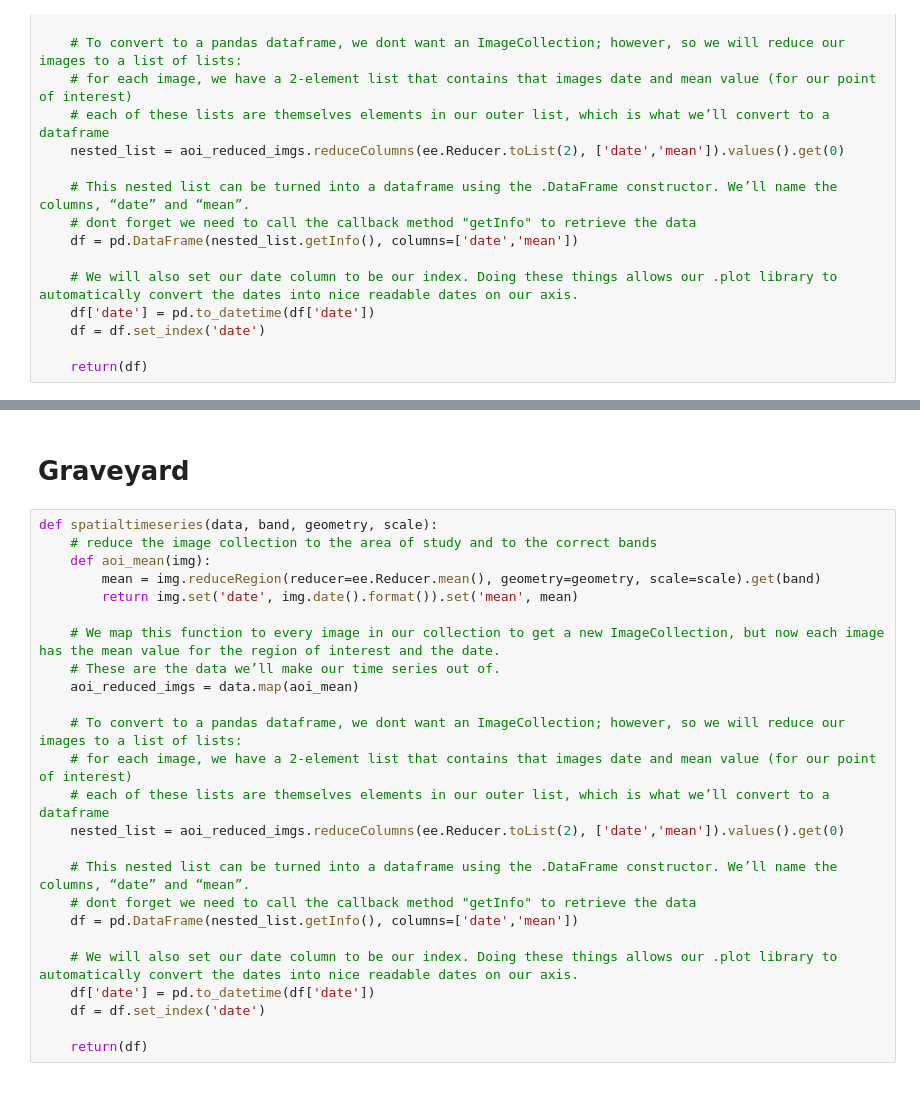
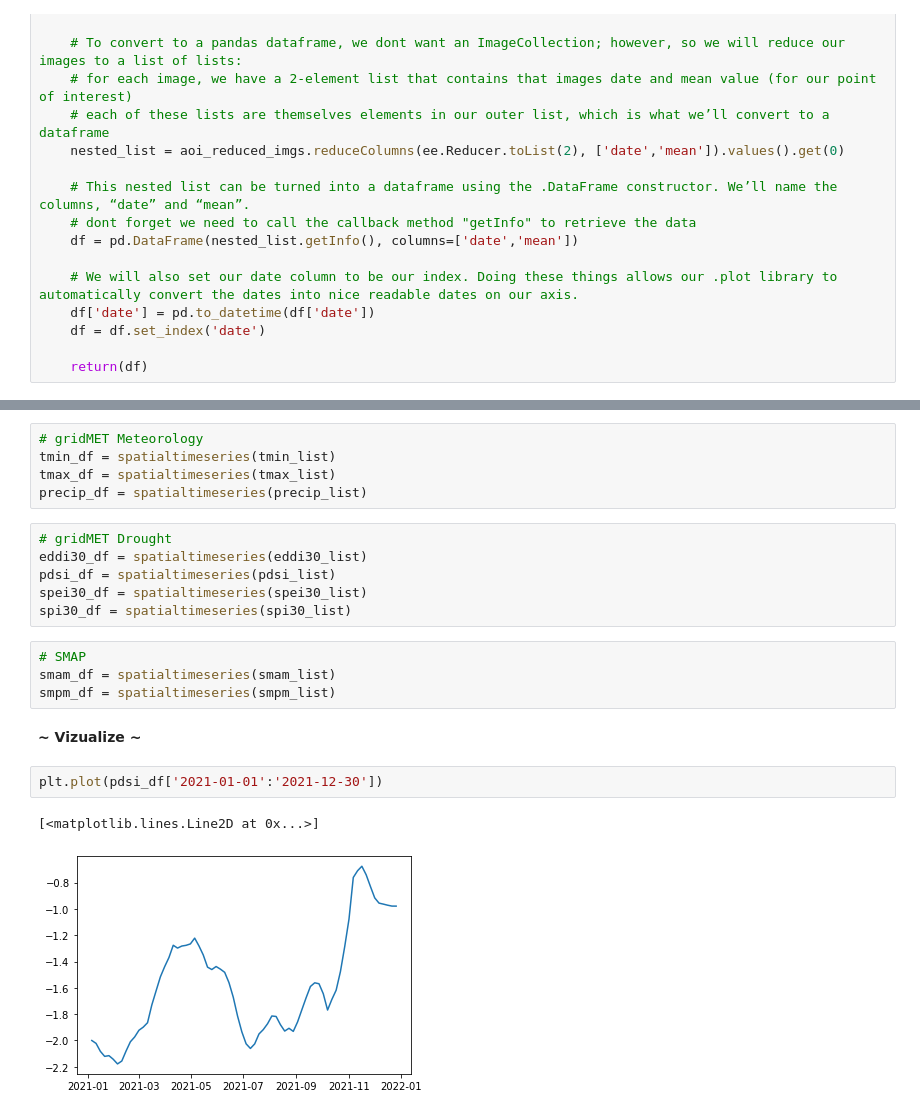
Before and after one commit to anniebritton/Ecological-Drought-ML-Modeling, a Jupyter notebook: Initial_Data_Acquisition.ipynb, the cells around one changed output, grey strips where cells are left out. Cells and saved outputs as stored; diff of their text form.

```diff
--- a/Initial_Data_Acquisition.ipynb
+++ b/Initial_Data_Acquisition.ipynb
@@ -99,27 +131,22 @@ NDVI_df
+# %%
+# gridMET Meteorology
+tmin_df = spatialtimeseries(tmin_list)
+tmax_df = spatialtimeseries(tmax_list)
+precip_df = spatialtimeseries(precip_list)
+# %%
+# gridMET Drought
+eddi30_df = spatialtimeseries(eddi30_list)
+pdsi_df = spatialtimeseries(pdsi_list)
+spei30_df = spatialtimeseries(spei30_list)
+spi30_df = spatialtimeseries(spi30_list)
+# %%
+# SMAP
+smam_df = spatialtimeseries(smam_list)
+smpm_df = spatialtimeseries(smpm_list)
 # %% [markdown]
-# Graveyard
+**~ Vizualize ~**
-# %%
-def spatialtimeseries(data, band, geometry, scale):
-    # reduce the image collection to the area of study and to the correct bands
-    def aoi_mean(img):
-        mean = img.reduceRegion(reducer=ee.Reducer.mean(), geometry=geometry, scale=scale).get(band)
-        return img.set('date', img.date().format()).set('mean', mean)
-
-    # We map this function to every image in our collection to get a new ImageCollection, but now each image has the mean value for the region of interest and the date.
-    # These are the data we’ll make our time series out of.
-    aoi_reduced_imgs = data.map(aoi_mean)
-
-    # To convert to a pandas dataframe, we dont want an ImageCollection; however, so we will reduce our images to a list of lists:
-    # for each image, we have a 2-element list that contains that images date and mean value (for our point of interest)
-    # each of these lists are themselves elements in our outer list, which is what we’ll convert to a dataframe
-    nested_list = aoi_reduced_imgs.reduceColumns(ee.Reducer.toList(2), ['date','mean']).values().get(0)
-
-    # This nested list can be turned into a dataframe using the .DataFrame constructor. We’ll name the columns, “date” and “mean”.
-    # dont forget we need to call the callback method "getInfo" to retrieve the data
-    df = pd.DataFrame(nested_list.getInfo(), columns=['date','mean'])
-
-    # We will also set our date column to be our index. Doing these things allows our .plot library to automatically convert the dates into nice readable dates on our axis.
-    df['date'] = pd.to_datetime(df['date'])
-    df = df.set_index('date')
-
-    return(df)
+# %%
+plt.plot(pdsi_df['2021-01-01':'2021-12-30'])
+# %% [output]
+[<matplotlib.lines.Line2D at 0x...>]
+[figure, added]
```
Also changed, not shown: parts of 12 cells of this notebook.
